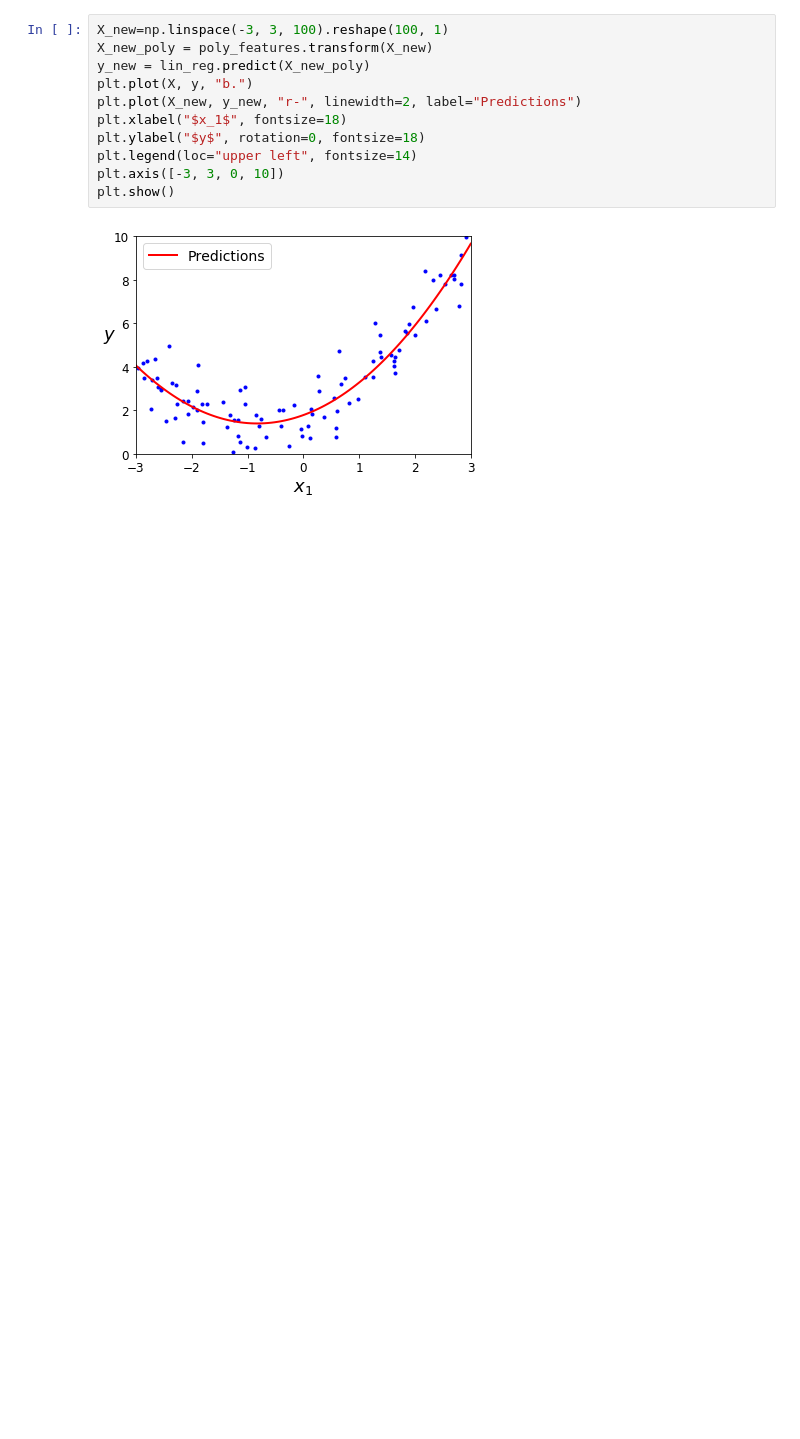
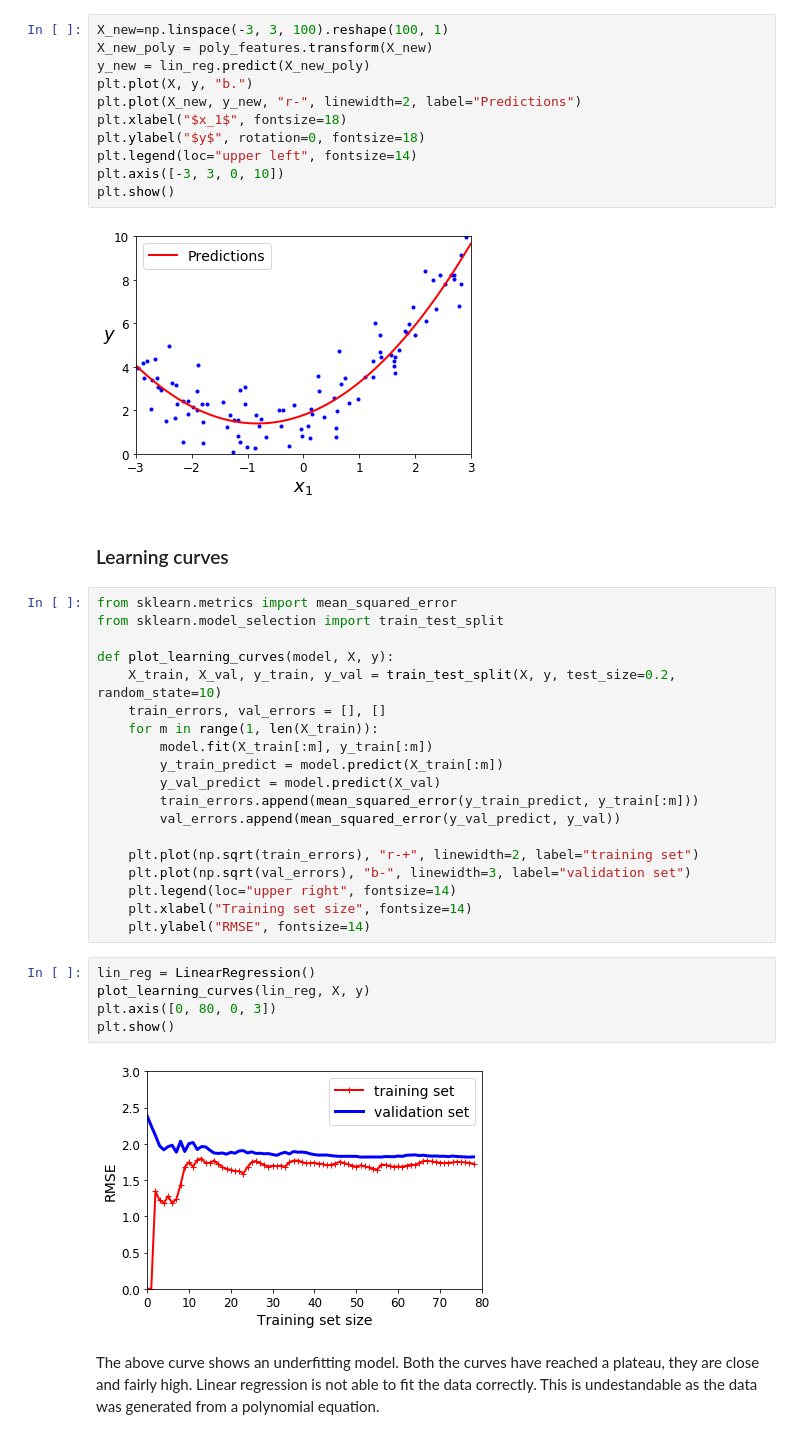
Before and after one commit to vineshtv/handson-ml, a Jupyter notebook: CH-04/Training-models.ipynb, the cells around one changed output. Drawn from its saved outputs; the diff is of its cells as text; blank space fills up the shorter version.

Commit message:
Added learning curve for linear regression on a polynomial data set.

```diff
--- a/CH-04/Training-models.ipynb
+++ b/CH-04/Training-models.ipynb
@@ -282,3 +282,34 @@ plt.axis([-3, 3, 0, 10])
 plt.show()
 # %% [output]
 [figure]
+# %% [markdown]
+### Learning curves
+# %%
+from sklearn.metrics import mean_squared_error
+from sklearn.model_selection import train_test_split
+
+def plot_learning_curves(model, X, y):
+    X_train, X_val, y_train, y_val = train_test_split(X, y, test_size=0.2, random_state=10)
+    train_errors, val_errors = [], []
+    for m in range(1, len(X_train)):
+        model.fit(X_train[:m], y_train[:m])
+        y_train_predict = model.predict(X_train[:m])
+        y_val_predict = model.predict(X_val)
+        train_errors.append(mean_squared_error(y_train_predict, y_train[:m]))
+        val_errors.append(mean_squared_error(y_val_predict, y_val))
+
+    plt.plot(np.sqrt(train_errors), "r-+", linewidth=2, label="training set")
+    plt.plot(np.sqrt(val_errors), "b-", linewidth=3, label="validation set")
+    plt.legend(loc="upper right", fontsize=14)
+    plt.xlabel("Training set size", fontsize=14)
+    plt.ylabel("RMSE", fontsize=14)
+# %%
+lin_reg = LinearRegression()
+plot_learning_curves(lin_reg, X, y)
+plt.axis([0, 80, 0, 3])
+plt.show()
+# %% [output]
+[figure, added]
+# %% [markdown]
+The above curve shows an underfitting model. Both the curves have reached a plateau, they are close and fairly high.
+Linear regression is not able to fit the data correctly. This is undestandable as the data was generated from a polynomial equation.
```
